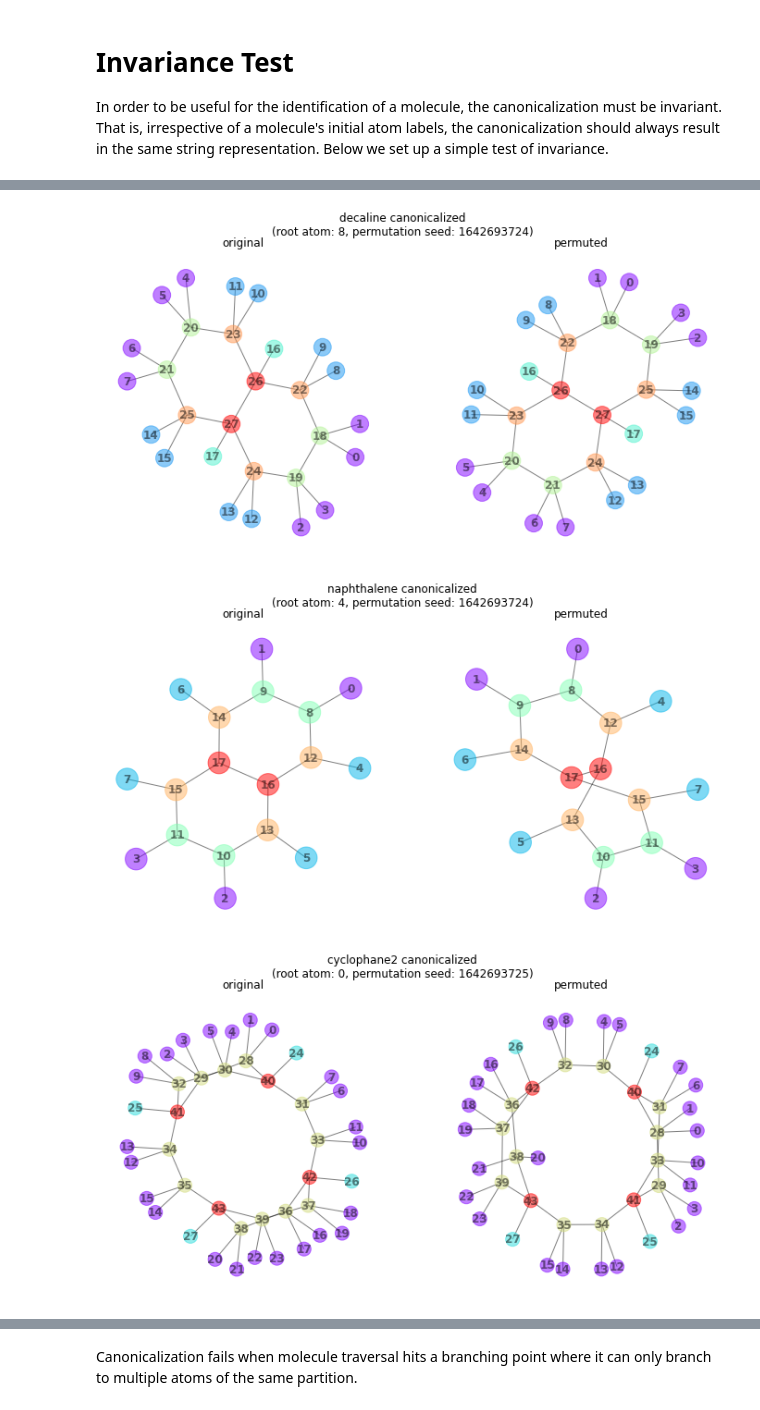
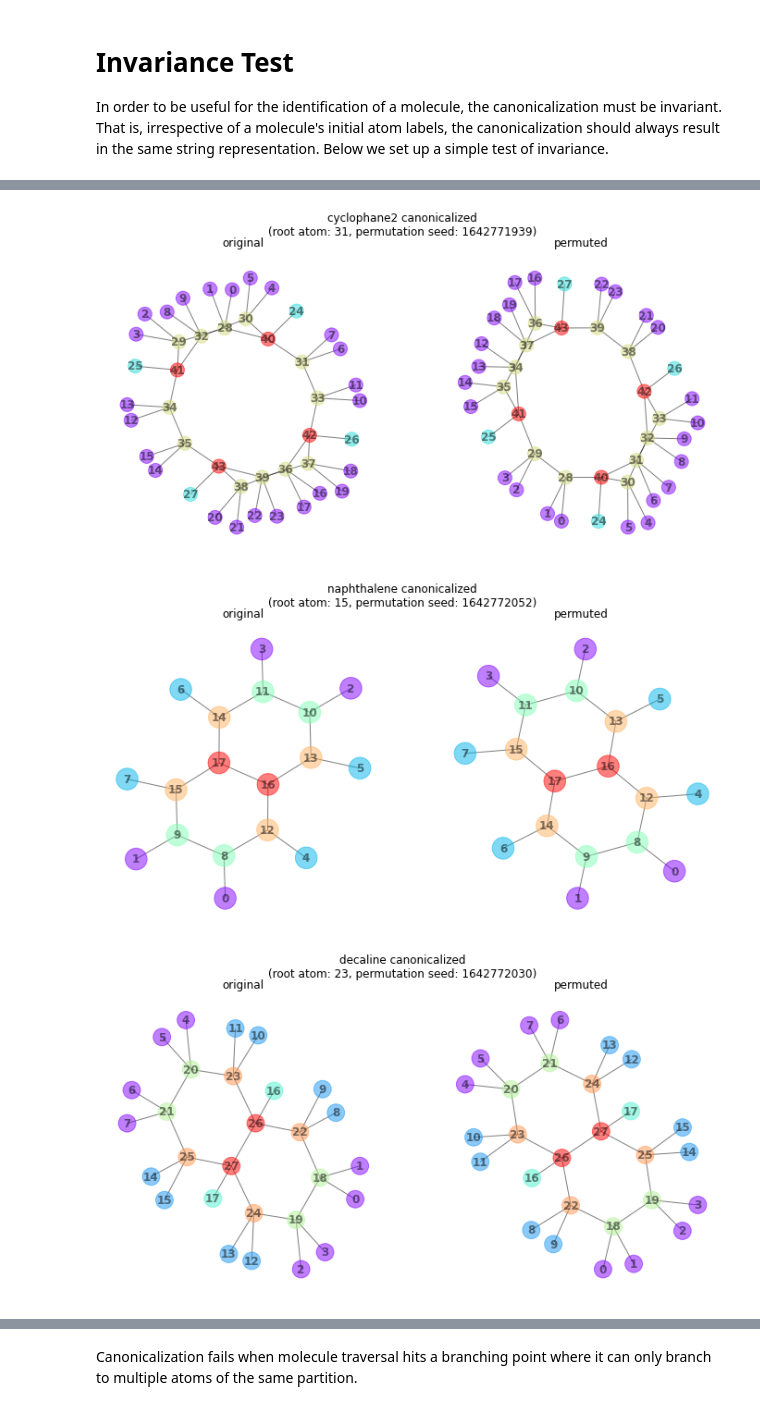
Before and after one commit to TUCAN-nest/TUCAN, a Jupyter notebook: notebooks/prototype_recursive_partitioning.ipynb, the cells around one changed output, grey strips where cells are left out. Drawn from its saved outputs; the diff is of its cells as text; code cells hidden in the pictures.

Commit message:
Use random-seed and root-atom from same test-run when visualizing molecules that failed invariance test.

```diff
--- a/notebooks/prototype_recursive_partitioning.ipynb
+++ b/notebooks/prototype_recursive_partitioning.ipynb
@@ -148,7 +149,6 @@ for _ in range(100):
     n_molecules = 0
 
     for molfile in testfiles:
-
         m = load_molfile(molfile)
         if not m: continue
         n_molecules += 1    # only count molecules that could be loaded
@@ -162,13 +162,6 @@ for _ in range(100):
 
         if m_canon.edges != m_permu_canon.edges:
             if molfile.stem in failed_molecules:
-                failed_molecules[molfile.stem]["root"].add(root_atom)
-                failed_molecules[molfile.stem]["seed"].add(permutation_seed)
+                failed_molecules[molfile.stem][root_atom] = permutation_seed    # only retain latest permutation seed
             else:
-                failed_molecules[molfile.stem] = {"root": {root_atom}, "seed": {permutation_seed}}
-
-
-print(f"\n{len(failed_molecules)}/{n_molecules} failed invariance tests:")
-for molecule, test_config in failed_molecules.items():
-    print(f"{molecule} failed with configuration(s):")
-    print(test_config)
+                failed_molecules[molfile.stem] = {root_atom: permutation_seed}
@@ -185,18 +187,17 @@ norbornadiene failed with configuration(s):
 # %%
 for molecule, test_config in failed_molecules.items():
 
-  permutation_seed = sorted(test_config["seed"])[0]
-  root_atom = sorted(test_config["root"])[0]
+  root_atom, permutation_seed = list(test_config.items())[0]
 
   m = MolFromMolFile(f"{MOLFILEPATH}/{molecule}/{molecule}.mol", removeHs=False)
   m_permu = permute_molecule(m, permutation_seed)
 
   m_canon = canonicalize_molecule(m, root_idx=root_atom)
   m_permu_canon = canonicalize_molecule(m_permu, root_idx=root_atom)
 
   draw_molecules([m_canon, m_permu_canon], ["original","permuted"], highlight="partition",
                   title=f"{molecule} canonicalized\n(root atom: {root_atom}, permutation seed: {permutation_seed})")
 # %% [output]
-[figure, old version]
+[figure, new version]
-[figure, old version]
+[figure, new version]
-[figure, old version]
+[figure, new version]
```
Also changed, not shown: parts of 4 cells of this notebook.
